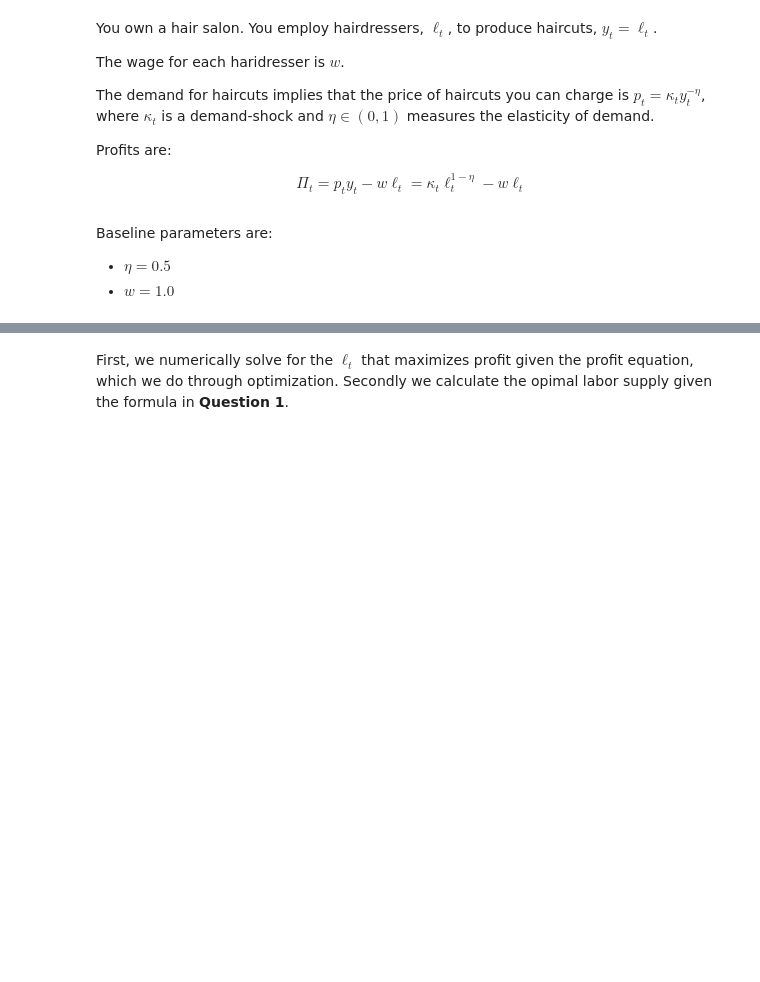
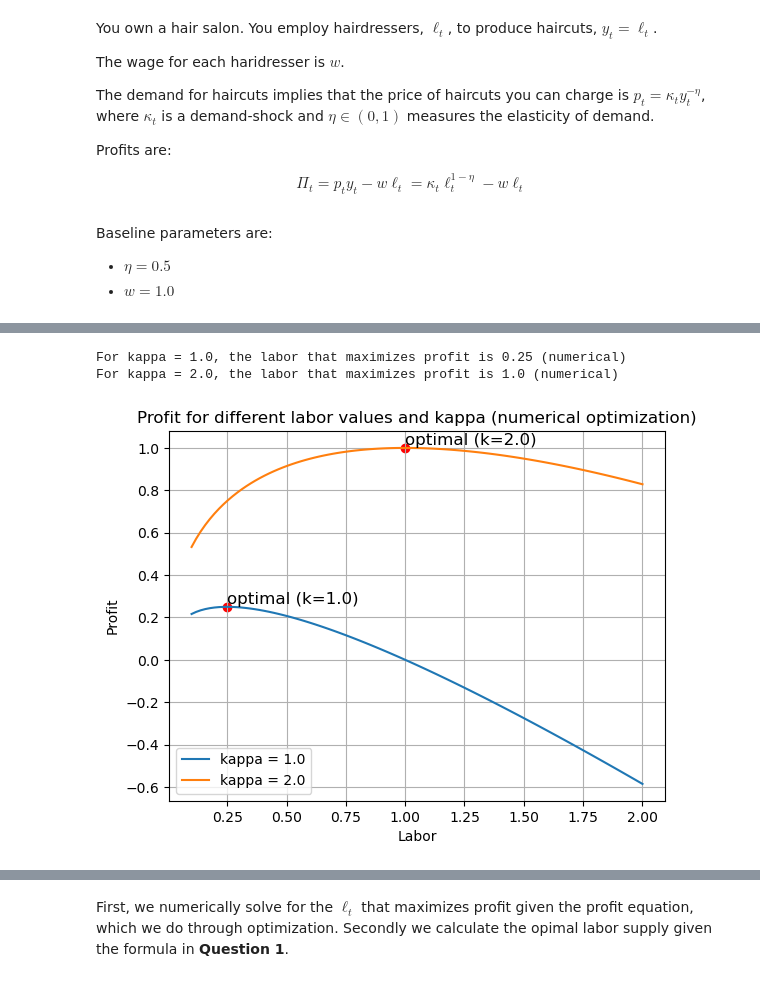
Before and after one commit to NumEconCopenhagen/projects-2023-icehot1, a Jupyter notebook: examproject/Exam-2023.ipynb, the cells around one changed output, grey strips where cells are left out. Cells and saved outputs as stored; diff of their text form; code cells hidden in the pictures; blank space fills up the shorter version.

```diff
--- a/examproject/Exam-2023.ipynb
+++ b/examproject/Exam-2023.ipynb
@@ -77,21 +79,3 @@ $$
 **Question 1:** Verify that the optimal labor supply choice is $L^{\star}(\tilde{w}) =\frac{-\kappa+\sqrt{\kappa^{2}+4\frac{\alpha}{\nu}\tilde{w}^2}}{2\tilde{w}}$, where $\tilde{w} = (1-\tau)w$, for $G\in\left\{1.0 , 2.0\right\}$.
 # %% [markdown]
  First, we want to see how the $L^*(\tilde{w})$ comes out using math solvers without any use of parameters-values. We start by defining all our symbols and then taking the first order conditions and solve for $L^*(\tilde{w})$. We see that the results we get can be simplified, by deviding and multiplying, to the version provided in the question, and therefore have verified symbolically that the optimal labor supply choice is $L^{\star}(\tilde{w}) =\frac{-\kappa+\sqrt{\kappa^{2}+4\frac{\alpha}{\nu}\tilde{w}^2}}{2\tilde{w}}$, where $\tilde{w} = (1-\tau)w$, for $G\in\left\{1.0 , 2.0\right\}$.
-# %%
-# Define the symbols
-L, w, tau, alpha, nu, kappa, G = symbols('L w tau alpha nu kappa G')
-
-# Calculate w_tilde
-w_tilde = (1 - tau) * w
-
-# Define the utility function
-C = kappa + w_tilde * L
-V = log(C**alpha * G**(1-alpha)) - nu * L**2 / 2
-
-# Differentiate the utility function
-dV_dL = diff(V, L)
-
-# Set the derivative equal to zero and solve for L
-L_star_formula = solve([dV_dL], [L])
-L_star_formula_positive = L_star_formula[1][0]
-pprint(L_star_formula_positive)
@@ -244,0 +326,41 @@ Baseline parameters are:
+# %%
+import matplotlib.pyplot as plt
+import numpy as np
+
+# Initialize the model
+model = SalonModel()
+
+# Define a range of labor values
+l_values = np.linspace(0.1, 2, 100)
+
+# Define lists to store optimal labor values
+optimal_labor_numerical = []
+
+# For each kappa, find the labor that maximizes the profit
+for kappa in [1.0, 2.0]:
+
+    # Calculate optimal labor directly
+    optimal_l = model.optimal_labor(kappa)
+    optimal_labor_numerical.append(optimal_l)
+
+    # Plot profit
+    profits = [model.profit(l, kappa) for l in l_values]
+    plt.plot(l_values, profits, label=f'kappa = {kappa}')
+
+    # Highlight optimal labor value
+    max_profit = model.profit(optimal_l, kappa)
+    plt.scatter([optimal_l], [max_profit], color='red')
+    plt.text(optimal_l, max_profit, f'optimal (k={kappa})', fontsize=12, verticalalignment='bottom')
+
+    print(f"For kappa = {kappa}, the labor that maximizes profit is {optimal_l} (numerical)")
+
+plt.xlabel('Labor')
+plt.ylabel('Profit')
+plt.legend()
+plt.title('Profit for different labor values and kappa (numerical optimization)')
+plt.grid(True)
+plt.show()
+# %% [output]
+For kappa = 1.0, the labor that maximizes profit is 0.25 (numerical)
+For kappa = 2.0, the labor that maximizes profit is 1.0 (numerical)
+[figure, added]
```
Also changed, not shown: parts of 49 cells of this notebook, 2 other files.
